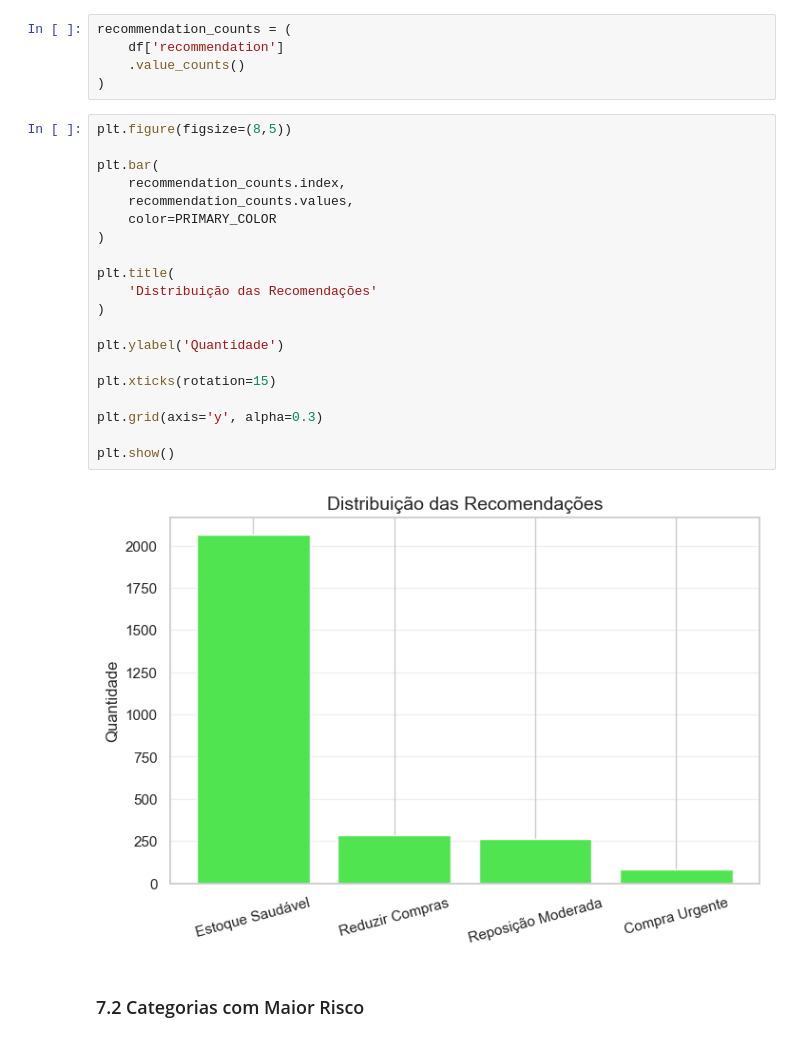
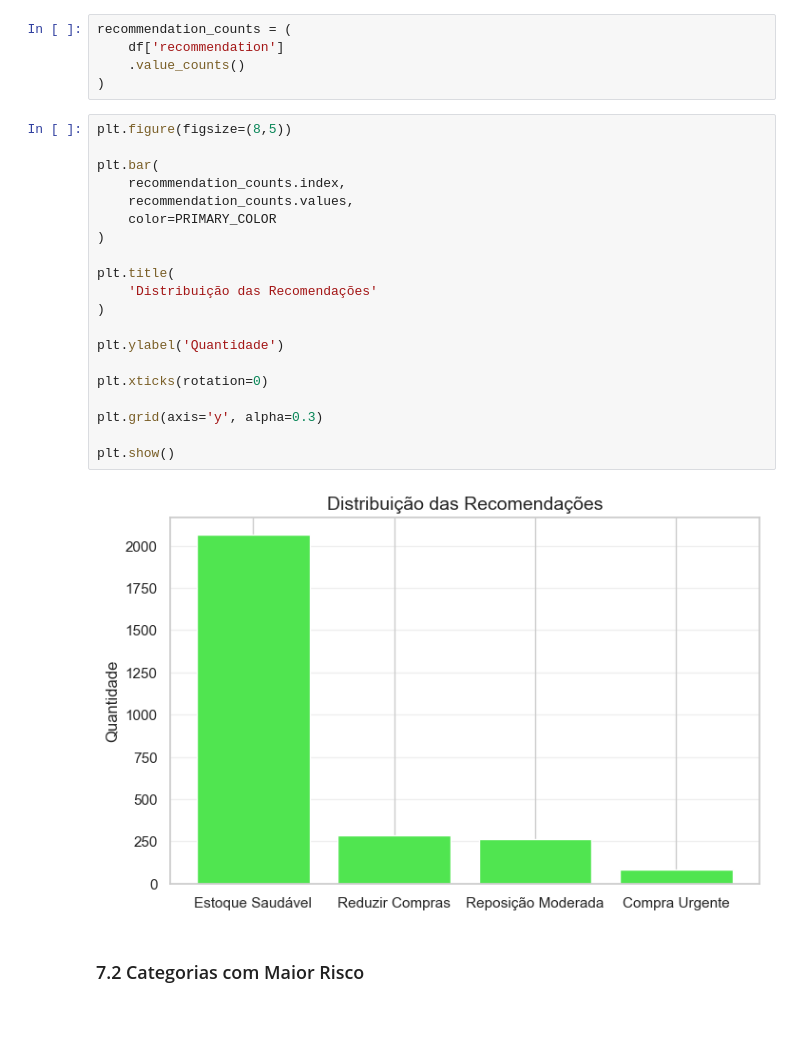
Before and after one commit to Graciliana/ADA_Elas_Tech-Sistema-Inteligente-de-Compras, a Jupyter notebook: notebooks/08_modeling_estoque.ipynb, the cells around one changed output. Cells and saved outputs as stored; diff of their text form.

```diff
--- a/notebooks/08_modeling_estoque.ipynb
+++ b/notebooks/08_modeling_estoque.ipynb
@@ -221,25 +221,25 @@ recommendation_counts = (
 # %%
 plt.figure(figsize=(8,5))
 
 plt.bar(
     recommendation_counts.index,
     recommendation_counts.values,
     color=PRIMARY_COLOR
 )
 
 plt.title(
     'Distribuição das Recomendações'
 )
 
 plt.ylabel('Quantidade')
 
-plt.xticks(rotation=15)
+plt.xticks(rotation=0)
 
 plt.grid(axis='y', alpha=0.3)
 
 plt.show()
 # %% [output]
-[figure, old version]
+[figure, new version]
 # %% [markdown]
 ### 7.2 Categorias com Maior Risco
 # %%
```
Also changed, not shown: parts of 3 cells of this notebook, 2 other files.
